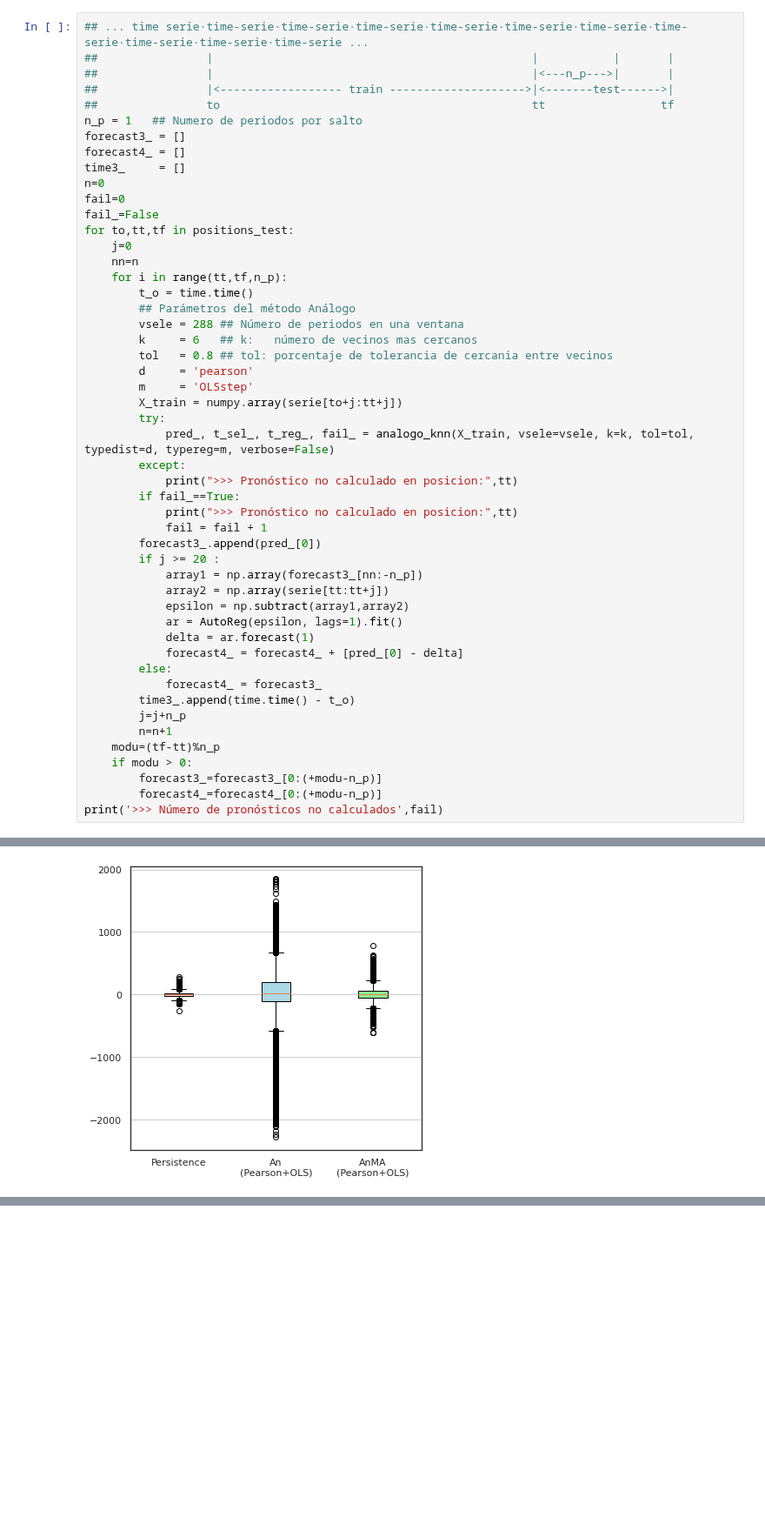
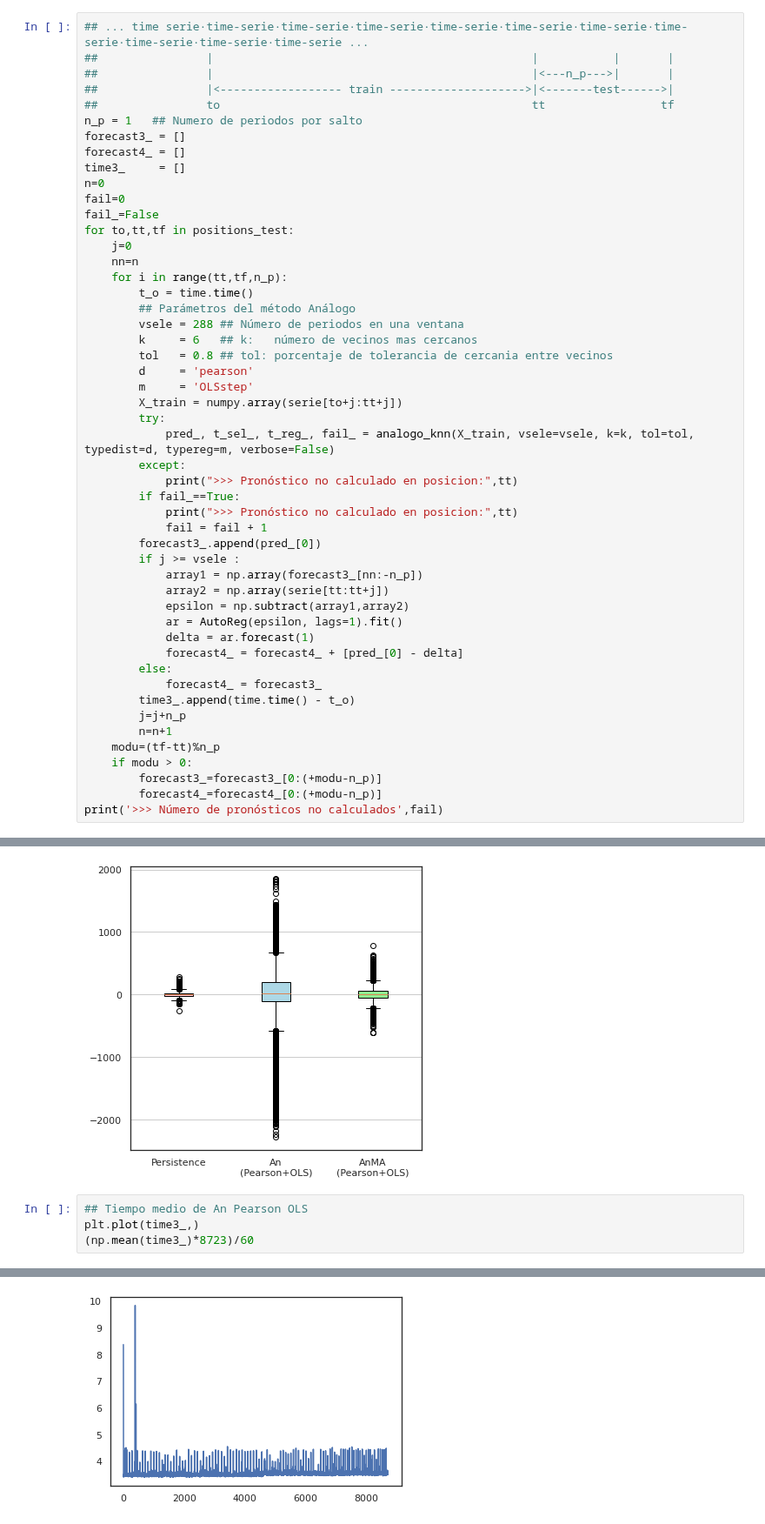
Before and after one commit to urieliram/statistical, a Jupyter notebook: Analog2.ipynb, the cells around one changed output, grey strips where cells are left out. Shown at 87% size. Drawn from its saved outputs; the diff is of its cells as text; blank space fills up the shorter version.

```diff
--- a/Analog2.ipynb
+++ b/Analog2.ipynb
@@ -938,7 +938,7 @@ for to,tt,tf in positions_test:
             print(">>> Pronóstico no calculado en posicion:",tt)
             fail = fail + 1
         forecast3_.append(pred_[0])
-        if j >= 20 :
+        if j >= vsele :
             array1 = np.array(forecast3_[nn:-n_p])
             array2 = np.array(serie[tt:tt+j])
             epsilon = np.subtract(array1,array2)
@@ -1063,3 +1061,8 @@ plt.savefig(namefile, transparent=True)
 plt.show()
 # %% [output]
 [figure]
+# %%
+## Tiempo medio de An Pearson OLS
+plt.plot(time3_,)
+(np.mean(time3_)*8723)/60
+# %% [output]
@@ -1066 +1070,2 @@ plt.show()
+[figure, added]
 # %%
```
Also changed, not shown: parts of 6 cells of this notebook.
